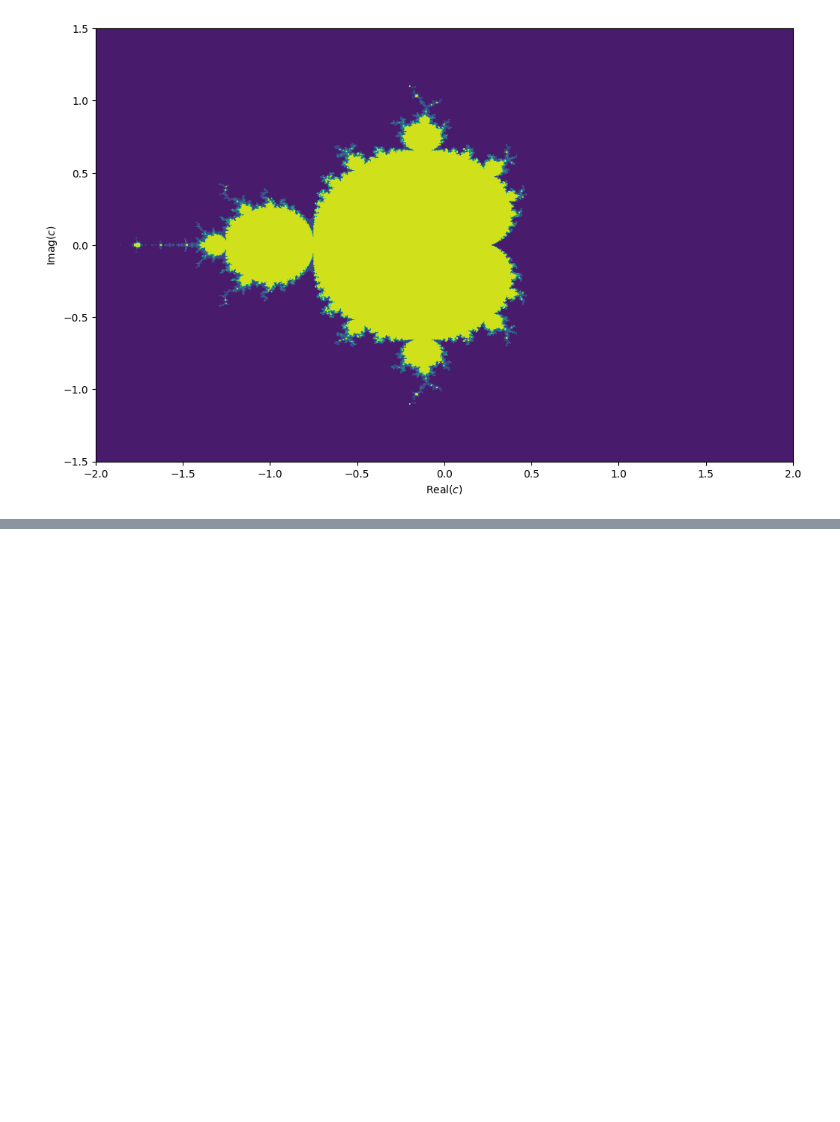
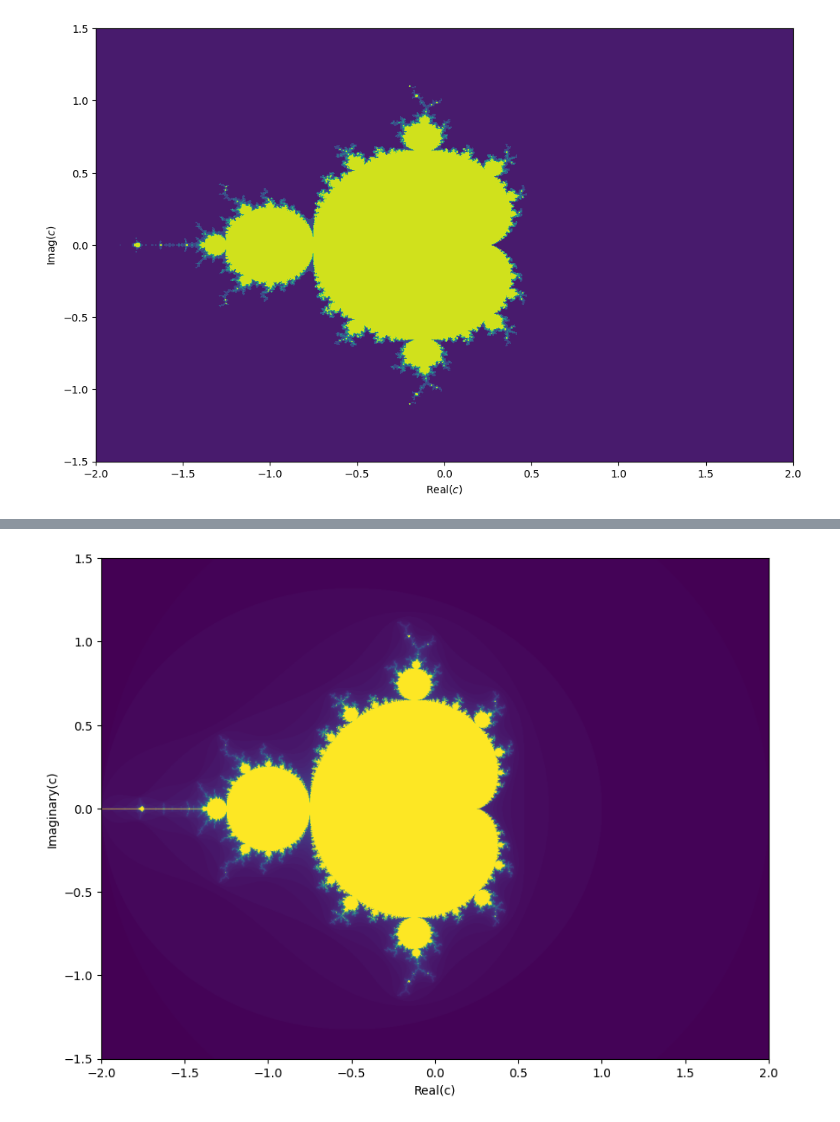
Before and after one commit to ax-ri/Cours_Ensta_2025, a Jupyter notebook: travaux_diriges/tp5/TP_numero_cinq.ipynb, the cells around one changed output, grey strips where cells are left out. Saved outputs shown, nothing was run; the diff lists cells and outputs as text; code cells hidden in the pictures; blank space fills up the shorter version.

```diff
--- a/travaux_diriges/tp5/TP_numero_cinq.ipynb
+++ b/travaux_diriges/tp5/TP_numero_cinq.ipynb
@@ -327,0 +263,58 @@ plt.show()
+# %%
+from importlib.util import module_from_spec
+mod = SourceModule("""
+__global__ void mandelbrot(float *color, int width, int height, int loop, float xmin, float xmax, float ymin, float ymax) {
+    int i = blockIdx.x * blockDim.x + threadIdx.x;
+    int j = blockIdx.y * blockDim.y + threadIdx.y;
+    if (i >= width || j >= height) {
+      return;
+    }
+
+    float real = xmin + i * (xmax - xmin) / width;
+    float imag = ymin + j * (ymax - ymin) / height;
+    const float c_real = real;
+    const float c_imag = imag;
+    float z_real = 0.0f;
+    float z_imag = 0.0f;
+    int k;
+    for (k = 0; k < loop; ++k) {
+        const float z_real_temp = z_real * z_real - z_imag * z_imag + c_real;
+        z_imag = 2.0f * z_real * z_imag + c_imag;
+        z_real = z_real_temp;
+        if (z_real * z_real + z_imag * z_imag > 4.0f) {
+          break;
+        }
+    }
+    color[j * width + i] = k;
+}
+""")
+
+import pylab as plt
+import numpy as np
+
+loop = 100
+w, h = 1000, 1000
+xmin, xmax = -2, 2
+ymin, ymax = -1.5, 1.5
+
+color = np.ones((w, h), dtype=np.float32) * loop + 5
+color_gpu = cuda.mem_alloc(color.nbytes)
+
+mandelbrot = mod.get_function("mandelbrot")
+mandelbrot(color_gpu, np.int32(w), np.int32(h), np.int32(loop),
+           np.float32(xmin), np.float32(xmax), np.float32(ymin), np.float32(ymax),
+           block=(16, 16, 1), grid=(100, 100, 1))
+
+cuda.memcpy_dtoh(color, color_gpu)
+
+plt.rcParams['figure.figsize'] = [12, 7.5]
+plt.figure(figsize=(12, 7.5))
+
+plt.imshow(color, extent=[xmin, xmax, ymin, ymax])
+
+plt.xlabel("Real(c)")
+plt.ylabel("Imaginary(c)")
+plt.savefig("mandelbrot_gpu.png")
+plt.show()
+# %% [output]
+[figure, added]
```
Also changed, not shown: parts of 1 cell of this notebook.
